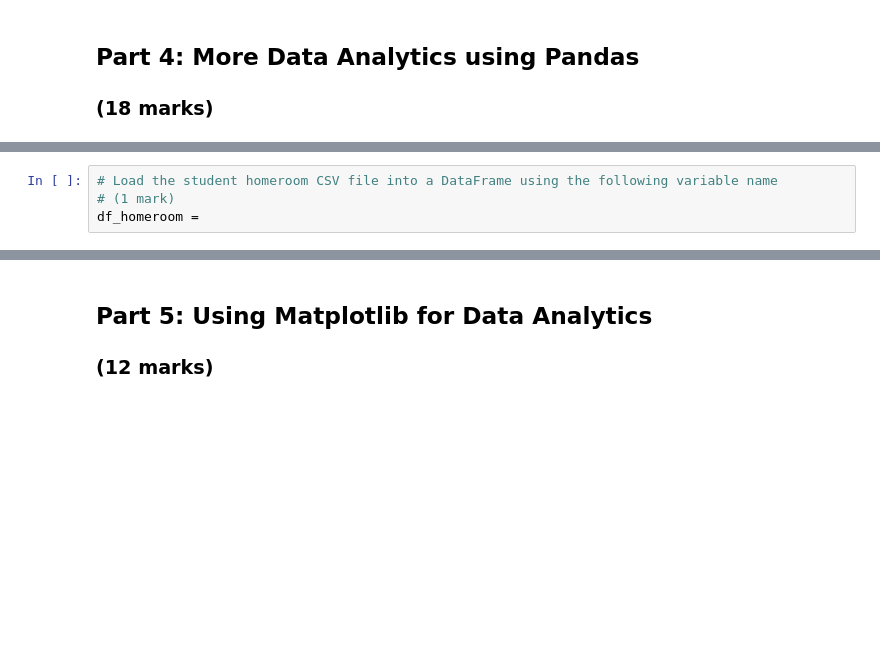
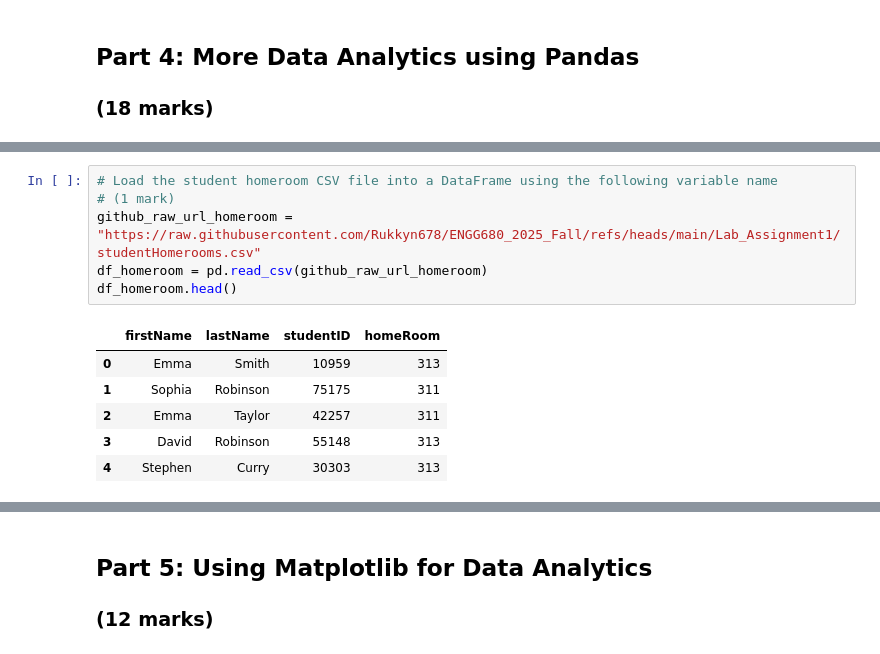
Before and after one commit to Rukkyn678/ENGG680_2025_Fall, a Jupyter notebook: Lab_Assignment1/StudentGradeManagementSystem.ipynb, the cells around one changed output, grey strips where cells are left out. Saved outputs shown, nothing was run; the diff lists cells and outputs as text; blank space fills up the shorter version.

```diff
--- a/Lab_Assignment1/StudentGradeManagementSystem.ipynb
+++ b/Lab_Assignment1/StudentGradeManagementSystem.ipynb
@@ -417,7 +484,16 @@ print(df_bottomPerformers)
 # %%
 # Load the student homeroom CSV file into a DataFrame using the following variable name
 # (1 mark)
-df_homeroom =
+github_raw_url_homeroom = "https://raw.githubusercontent.com/Rukkyn678/ENGG680_2025_Fall/refs/heads/main/Lab_Assignment1/studentHomerooms.csv"
+df_homeroom = pd.read_csv(github_raw_url_homeroom)
+df_homeroom.head()
+# %% [output]
+|  | firstName | lastName | studentID | homeRoom |
+| 0 | Emma | Smith | 10959 | 313 |
+| 1 | Sophia | Robinson | 75175 | 311 |
+| 2 | Emma | Taylor | 42257 | 311 |
+| 3 | David | Robinson | 55148 | 313 |
+| 4 | Stephen | Curry | 30303 | 313 |
 # %%
 # Print first 5 rows of df_homeroom using the .head method
 #
```
Also changed, not shown: parts of 10 cells of this notebook.
